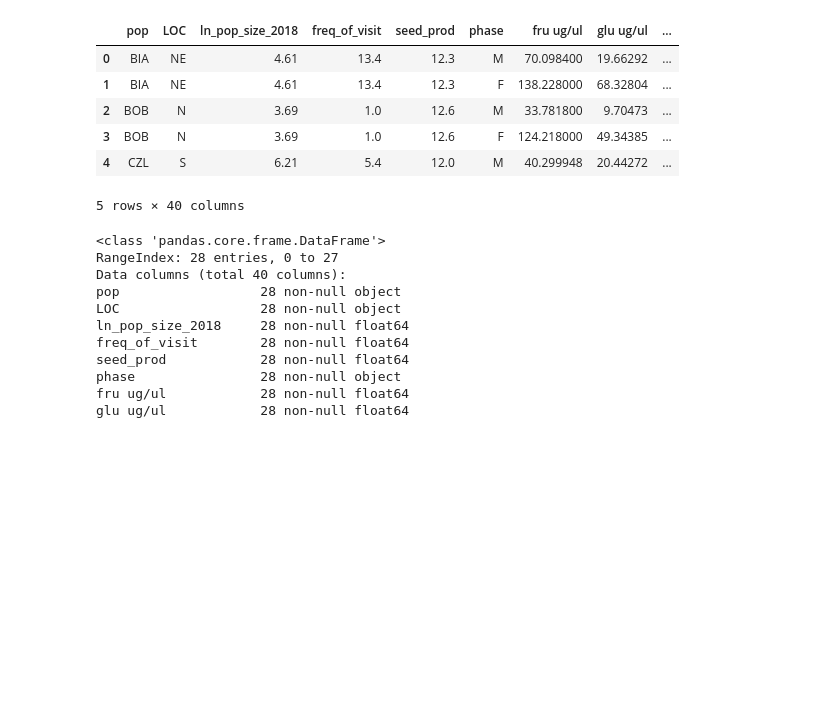
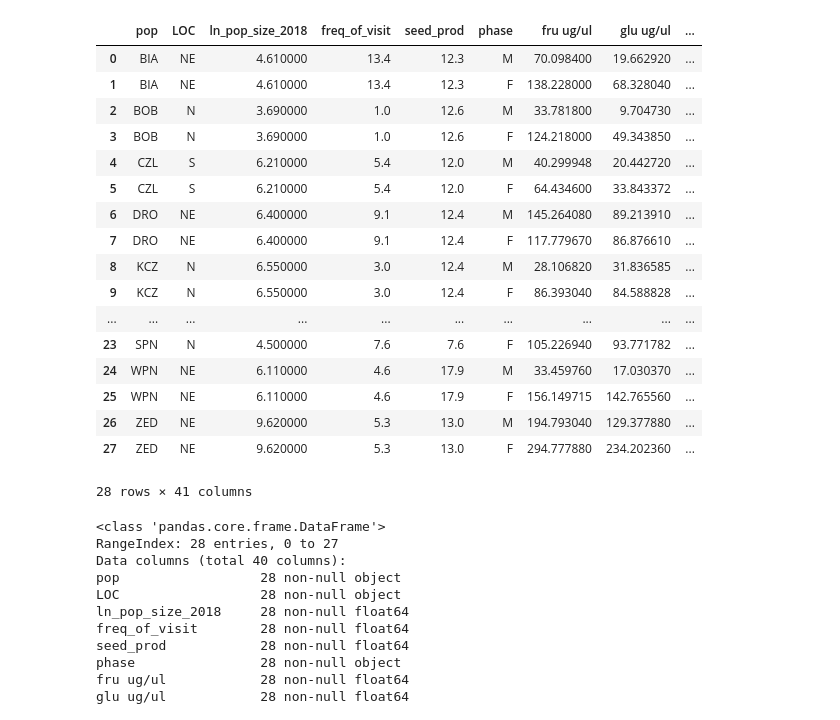
Before and after one commit to AgataRoguz/projekty_uw, a Jupyter notebook: polemonium/aminoacids.ipynb, the cells around one changed output. Saved outputs shown, nothing was run; the diff lists cells and outputs as text; code cells hidden in the pictures; blank space fills up the shorter version.

```diff
--- a/polemonium/aminoacids.ipynb
+++ b/polemonium/aminoacids.ipynb
@@ -8,15 +8,26 @@ import seaborn as sns
 # %%
 amino = pd.read_csv("AA & sugars Polemonium.csv")
 # %%
-amino.head()
+amino
 # %% [output]
 |  | pop | LOC | ln_pop_size_2018 | freq_of_visit | seed_prod | phase | fru ug/ul | glu ug/ul | ... |
-| 0 | BIA | NE | 4.61 | 13.4 | 12.3 | M | 70.098400 | 19.66292 | ... |
-| 1 | BIA | NE | 4.61 | 13.4 | 12.3 | F | 138.228000 | 68.32804 | ... |
-| 2 | BOB | N | 3.69 | 1.0 | 12.6 | M | 33.781800 | 9.70473 | ... |
-| 3 | BOB | N | 3.69 | 1.0 | 12.6 | F | 124.218000 | 49.34385 | ... |
-| 4 | CZL | S | 6.21 | 5.4 | 12.0 | M | 40.299948 | 20.44272 | ... |
+| 0 | BIA | NE | 4.610000 | 13.4 | 12.3 | M | 70.098400 | 19.662920 | ... |
+| 1 | BIA | NE | 4.610000 | 13.4 | 12.3 | F | 138.228000 | 68.328040 | ... |
+| 2 | BOB | N | 3.690000 | 1.0 | 12.6 | M | 33.781800 | 9.704730 | ... |
+| 3 | BOB | N | 3.690000 | 1.0 | 12.6 | F | 124.218000 | 49.343850 | ... |
+| 4 | CZL | S | 6.210000 | 5.4 | 12.0 | M | 40.299948 | 20.442720 | ... |
+| 5 | CZL | S | 6.210000 | 5.4 | 12.0 | F | 64.434600 | 33.843372 | ... |
+| 6 | DRO | NE | 6.400000 | 9.1 | 12.4 | M | 145.264080 | 89.213910 | ... |
+| 7 | DRO | NE | 6.400000 | 9.1 | 12.4 | F | 117.779670 | 86.876610 | ... |
+| 8 | KCZ | N | 6.550000 | 3.0 | 12.4 | M | 28.106820 | 31.836585 | ... |
+| 9 | KCZ | N | 6.550000 | 3.0 | 12.4 | F | 86.393040 | 84.588828 | ... |
+| ... | ... | ... | ... | ... | ... | ... | ... | ... | ... |
+| 23 | SPN | N | 4.500000 | 7.6 | 7.6 | F | 105.226940 | 93.771782 | ... |
+| 24 | WPN | NE | 6.110000 | 4.6 | 17.9 | M | 33.459760 | 17.030370 | ... |
+| 25 | WPN | NE | 6.110000 | 4.6 | 17.9 | F | 156.149715 | 142.765560 | ... |
+| 26 | ZED | NE | 9.620000 | 5.3 | 13.0 | M | 194.793040 | 129.377880 | ... |
+| 27 | ZED | NE | 9.620000 | 5.3 | 13.0 | F | 294.777880 | 234.202360 | ... |
-5 rows × 40 columns
+28 rows × 41 columns
 # %%
 amino.info()
 # %% [output]
```
Also changed, not shown: parts of 5 cells of this notebook.
